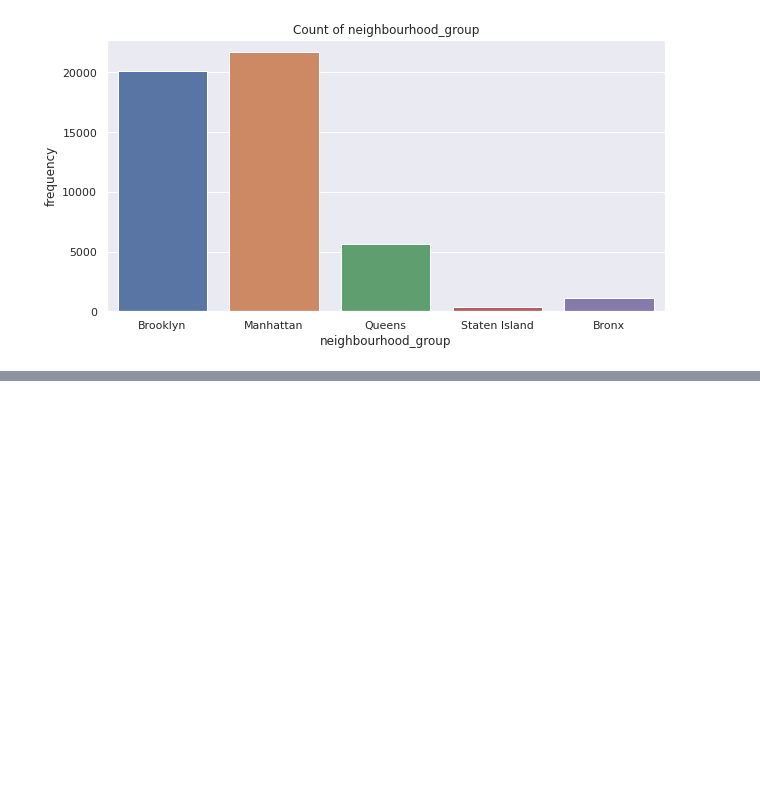
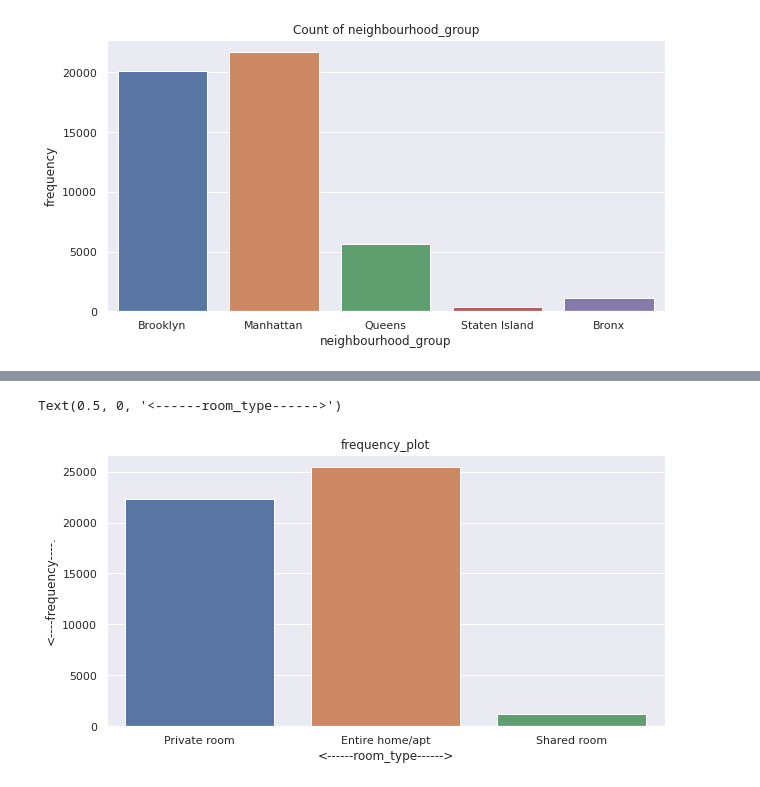
Before and after one commit to Manass20/Airbnb-Booking-Analisys, a Jupyter notebook: Manas_Ranjan_Behera_Airbnb_Bookings_Analysis_Capstone_Project.ipynb, the cells around one changed output, grey strips where cells are left out. Drawn from its saved outputs; the diff is of its cells as text; code cells hidden in the pictures; blank space fills up the shorter version.

```diff
--- a/Manas_Ranjan_Behera_Airbnb_Bookings_Analysis_Capstone_Project.ipynb
+++ b/Manas_Ranjan_Behera_Airbnb_Bookings_Analysis_Capstone_Project.ipynb
@@ -411,0 +544,10 @@ plt.show()
+# %%
+# Countplot :-
+plt.figure(figsize=(10,5))
+sns_6 = sns.countplot(x='room_type',data = df)
+sns_6.set_title('frequency_plot')
+sns_6.set_ylabel('<----frequency----.')
+sns_6.set_xlabel('<------room_type------>')
+# %% [output]
+Text(0.5, 0, '<------room_type------>')
+[figure, added]
```
Also changed, not shown: parts of 21 cells of this notebook.
